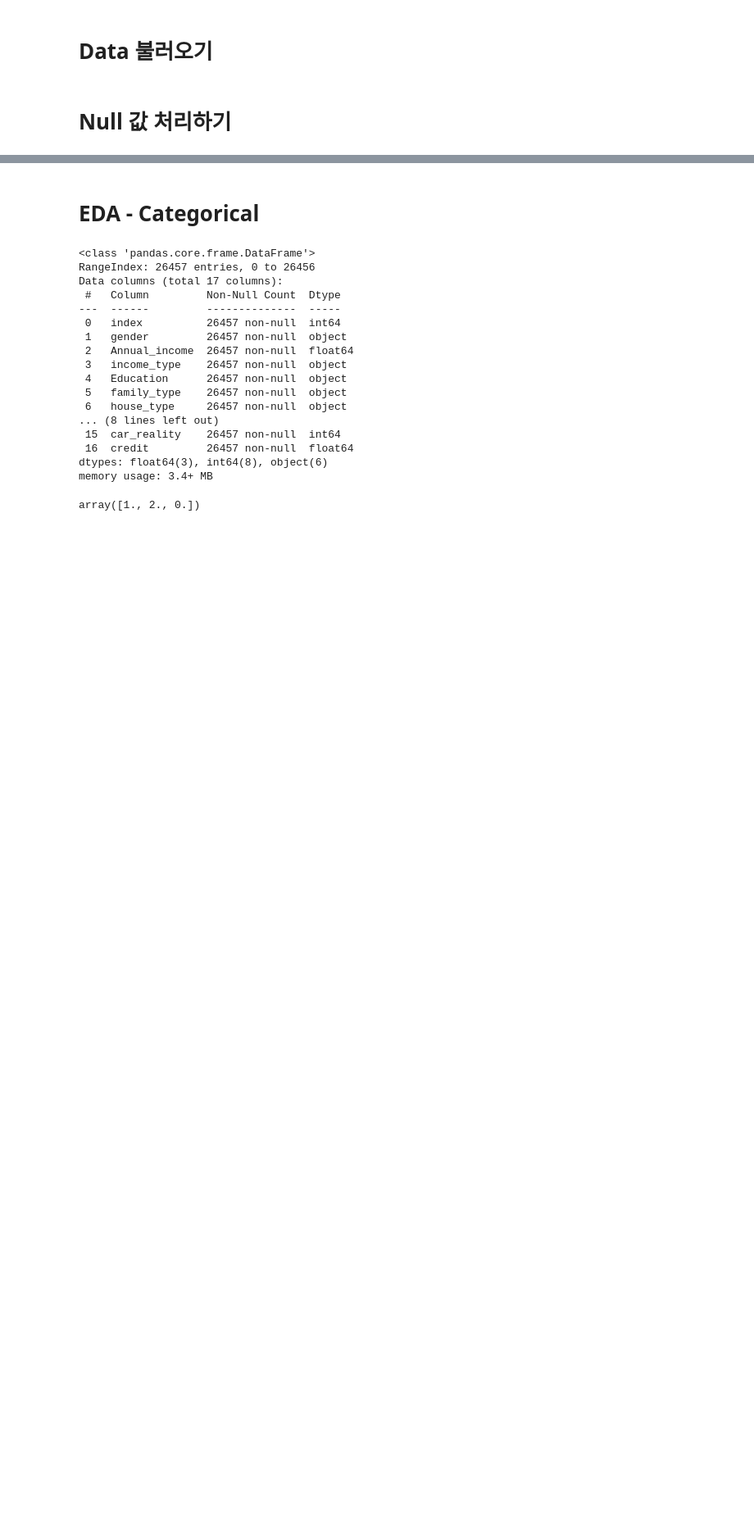
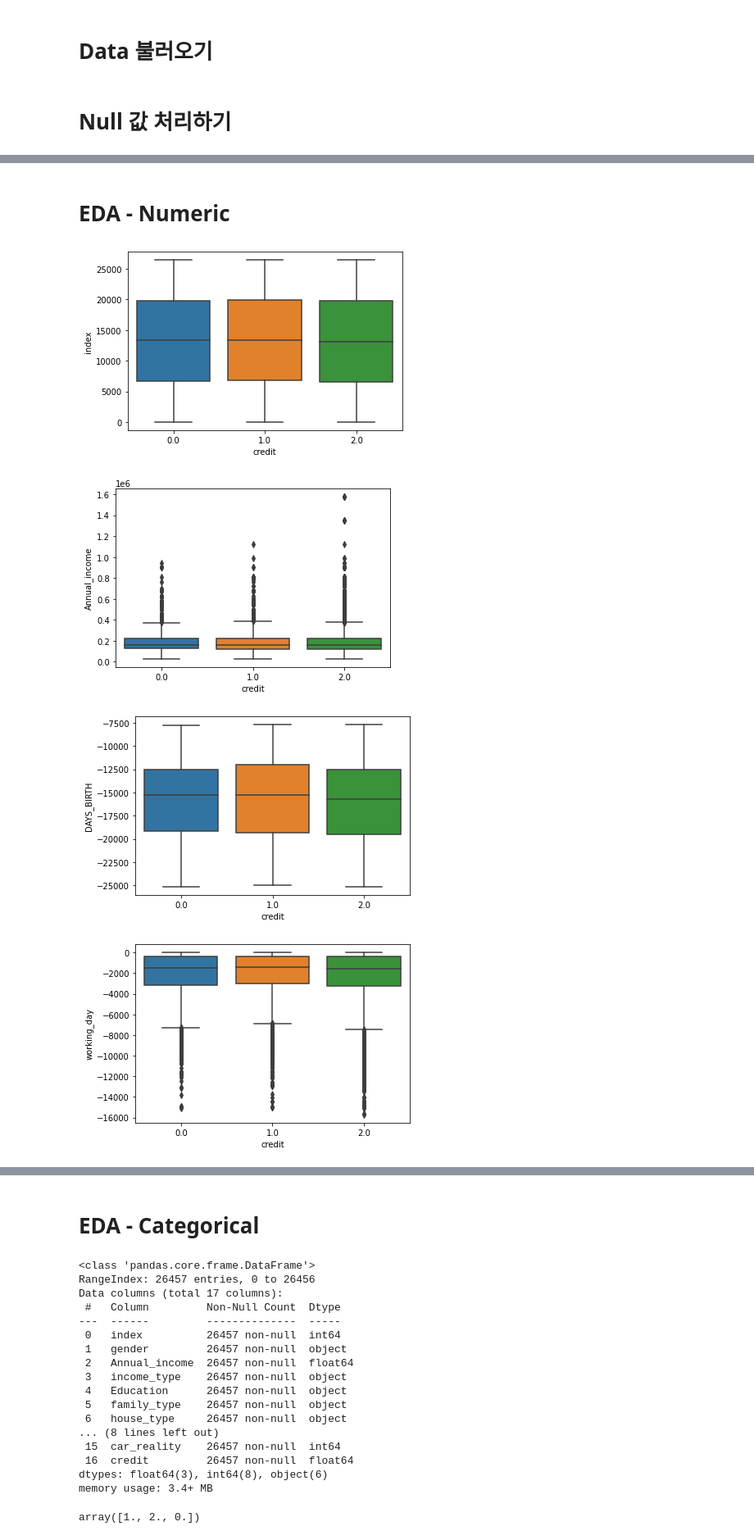
Before and after one commit to LIMDANBI/dacon_2021, a Jupyter notebook: EDA.ipynb, the cells around one changed output, grey strips where cells are left out. Shown: that part at 82% size. Saved outputs shown, nothing was run; the diff lists cells and outputs as text; code cells hidden in the pictures; blank space fills up the shorter version.

Commit message:
EDA and Data Preprocessing

```diff
--- a/EDA.ipynb
+++ b/EDA.ipynb
@@ -100,0 +63,11 @@ dtype: int64
+# %% [markdown]
+# EDA - Numeric
+# %%
+for col in list(train.columns[train.dtypes != 'object']):
+    sns.boxplot(x=train['credit'], y=train[col], data=train)
+    plt.show();
+# %% [output]
+[figure, added]
+[figure, added]
+[figure, added]
+[figure, added]
```
Also changed, not shown: parts of 15 cells of this notebook.
